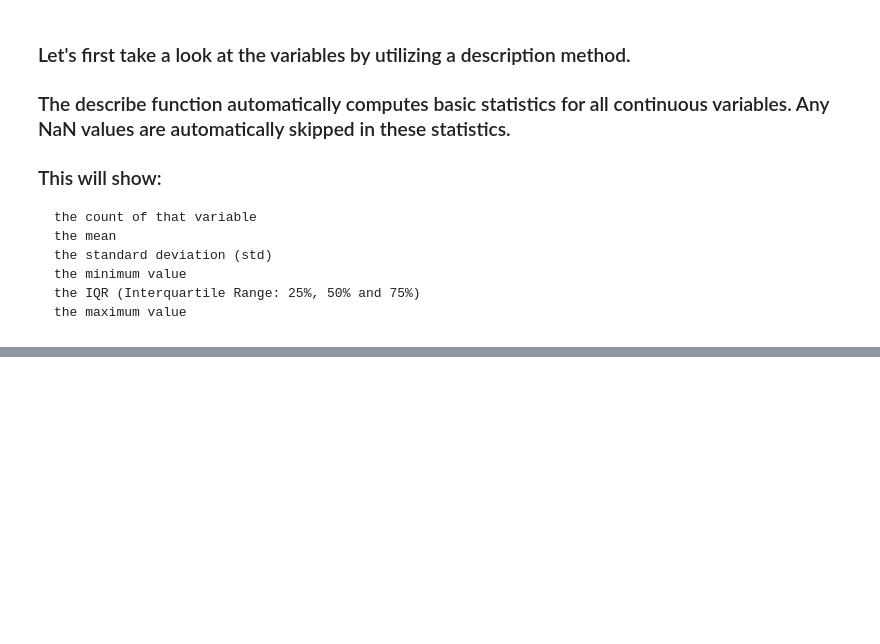
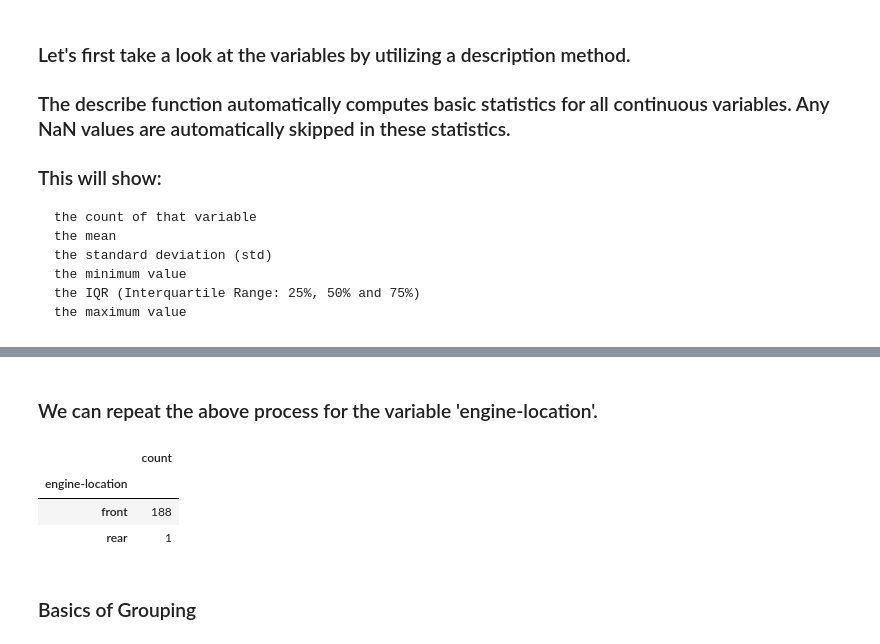
Before and after one commit to nayeem29dse/Car-Data-Analysis, a Jupyter notebook: automobiles_analysis.ipynb, the cells around one changed output, grey strips where cells are left out. Saved outputs shown, nothing was run; the diff lists cells and outputs as text; code cells hidden in the pictures; blank space fills up the shorter version.

```diff
--- a/automobiles_analysis.ipynb
+++ b/automobiles_analysis.ipynb
@@ -624,0 +677,14 @@ sns.boxplot(x="drive-wheels", y="price", data=df)
+# %% [markdown]
+### We can repeat the above process for the variable 'engine-location'.
+# %%
+engine_loc_counts = df['engine-location'].value_counts().to_frame()
+engine_loc_counts.rename(columns={'engine-location': 'value_counts'}, inplace=True)
+engine_loc_counts.index.name = 'engine-location'
+engine_loc_counts.head(10)
+# %% [output]
+|  | count |
+| engine-location |  |
+| front | 188 |
+| rear | 1 |
+# %% [markdown]
+### Basics of Grouping
```
Also changed, not shown: parts of 9 cells of this notebook.
